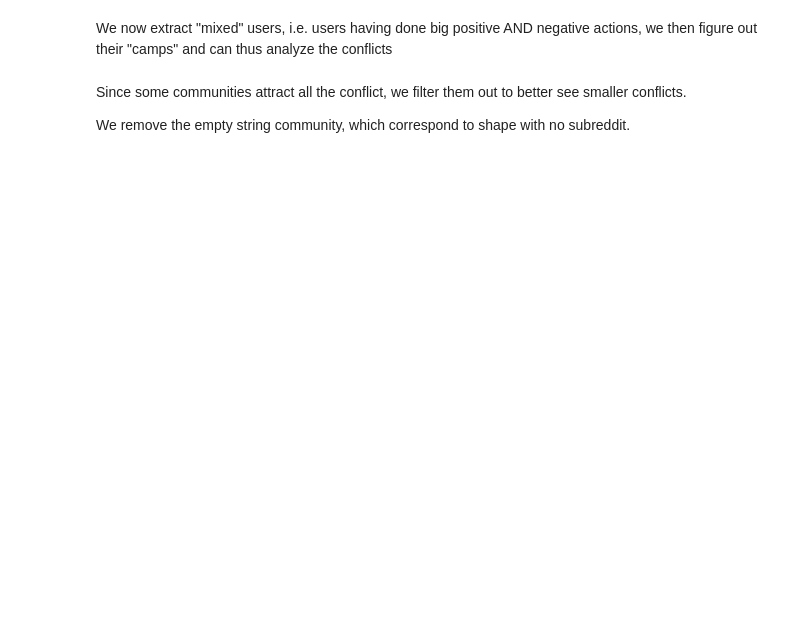
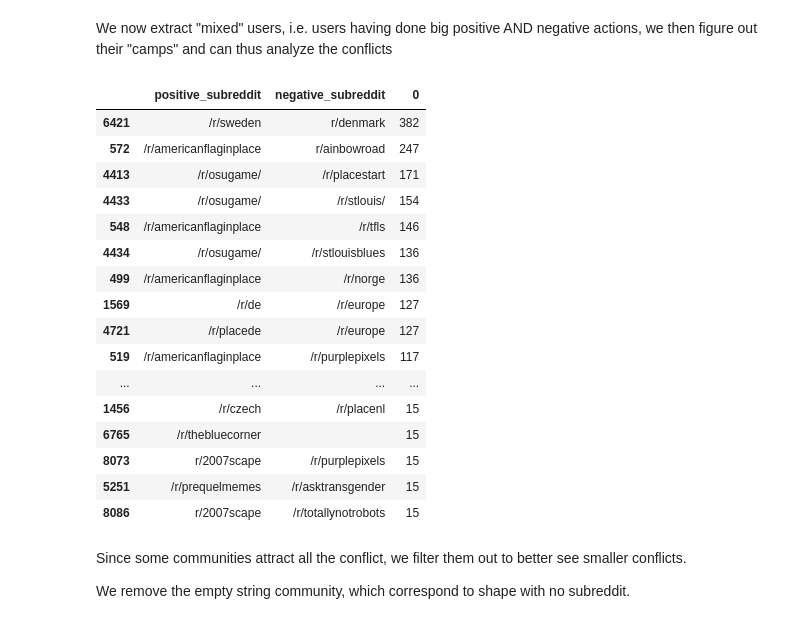
Before and after one commit to cedricviaccoz/warsonrplace, a Jupyter notebook: General conflict.ipynb, the cells around one changed output. Drawn from its saved outputs; the diff is of its cells as text; code cells hidden in the pictures; blank space fills up the shorter version.

```diff
--- a/General conflict.ipynb
+++ b/General conflict.ipynb
@@ -323,9 +440,27 @@ negative_actions = mixed_users_camps[mixed_users_camps['direction'] < 0]['subred
 df_camps = positive_actions.to_frame().rename(columns={'subreddit': 'positive_subreddit'})\
     .join(negative_actions.to_frame().rename(columns={'subreddit': 'negative_subreddit'}))
 # %%
-with pd.option_context('display.max_rows', 100):
+with pd.option_context('display.max_rows', 1000):
     display(df_camps.groupby(['positive_subreddit', 'negative_subreddit'])
                 .size().reset_index().sort_values(by=0, ascending=False).head(1000))
+# %% [output]
+|  | positive_subreddit | negative_subreddit | 0 |
+| 6421 | /r/sweden | r/denmark | 382 |
+| 572 | /r/americanflaginplace | r/ainbowroad | 247 |
+| 4413 | /r/osugame/ | /r/placestart | 171 |
+| 4433 | /r/osugame/ | /r/stlouis/ | 154 |
+| 548 | /r/americanflaginplace | /r/tfls | 146 |
+| 4434 | /r/osugame/ | /r/stlouisblues | 136 |
+| 499 | /r/americanflaginplace | /r/norge | 136 |
+| 1569 | /r/de | /r/europe | 127 |
+| 4721 | /r/placede | /r/europe | 127 |
+| 519 | /r/americanflaginplace | /r/purplepixels | 117 |
+| ... | ... | ... | ... |
+| 1456 | /r/czech | /r/placenl | 15 |
+| 6765 | /r/thebluecorner |  | 15 |
+| 8073 | r/2007scape | /r/purplepixels | 15 |
+| 5251 | /r/prequelmemes | /r/asktransgender | 15 |
+| 8086 | r/2007scape | /r/totallynotrobots | 15 |
 # %% [markdown]
 Since some communities attract all the conflict, we filter them out to better see smaller conflicts.
 
```
Also changed, not shown: parts of 10 cells of this notebook.
